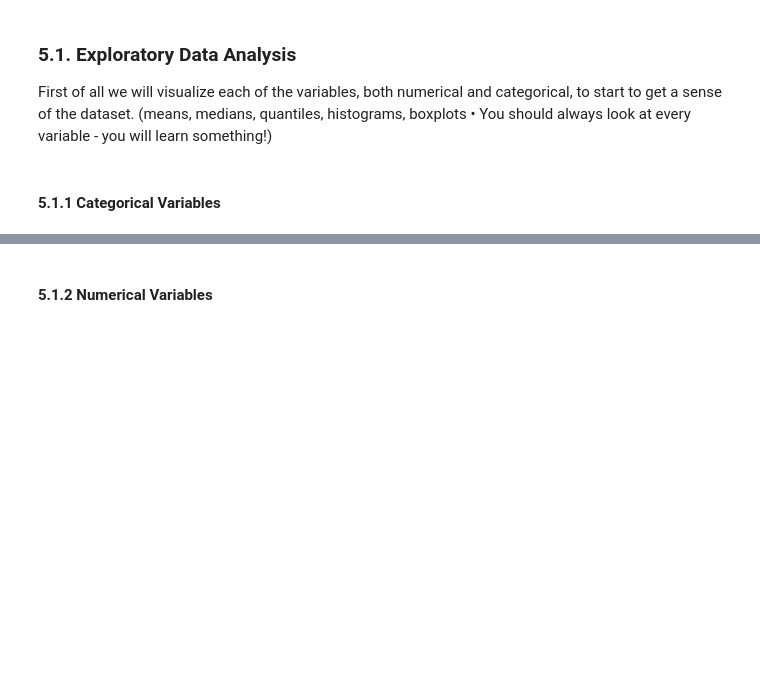
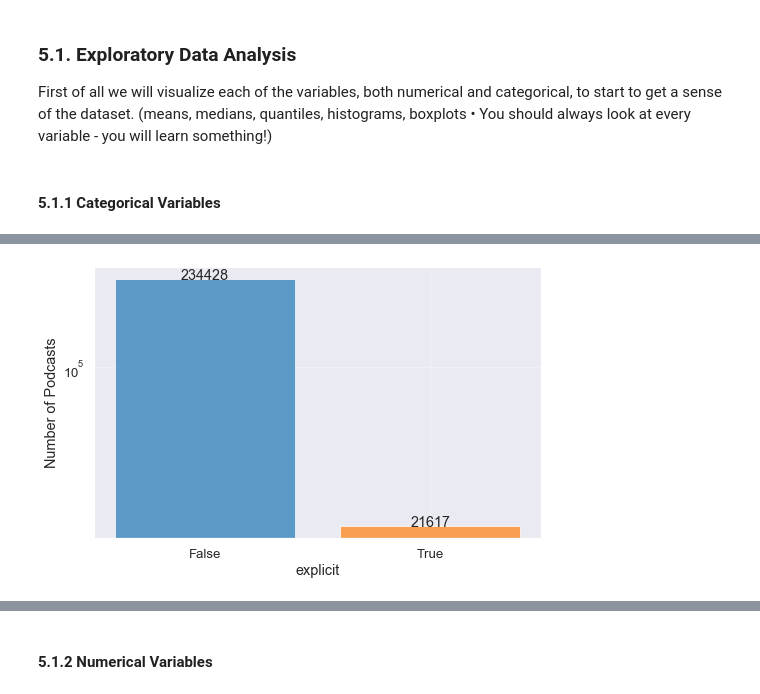
Before and after one commit to xaviercucurull/BDA-Podcasts, a Jupyter notebook: BDA_Final_Project.ipynb, the cells around one changed output, grey strips where cells are left out. Drawn from its saved outputs; the diff is of its cells as text; code cells hidden in the pictures; blank space fills up the shorter version.

```diff
--- a/BDA_Final_Project.ipynb
+++ b/BDA_Final_Project.ipynb
@@ -605,0 +552,5 @@ plt.ylabel("Frequency  ->");
+# %%
+# Explicit content
+plot_count_categorical(podcasts_prep, 'explicit', yscale='log', annotate=True)
+# %% [output]
+[figure, added]
```
Also changed, not shown: parts of 32 cells of this notebook.
